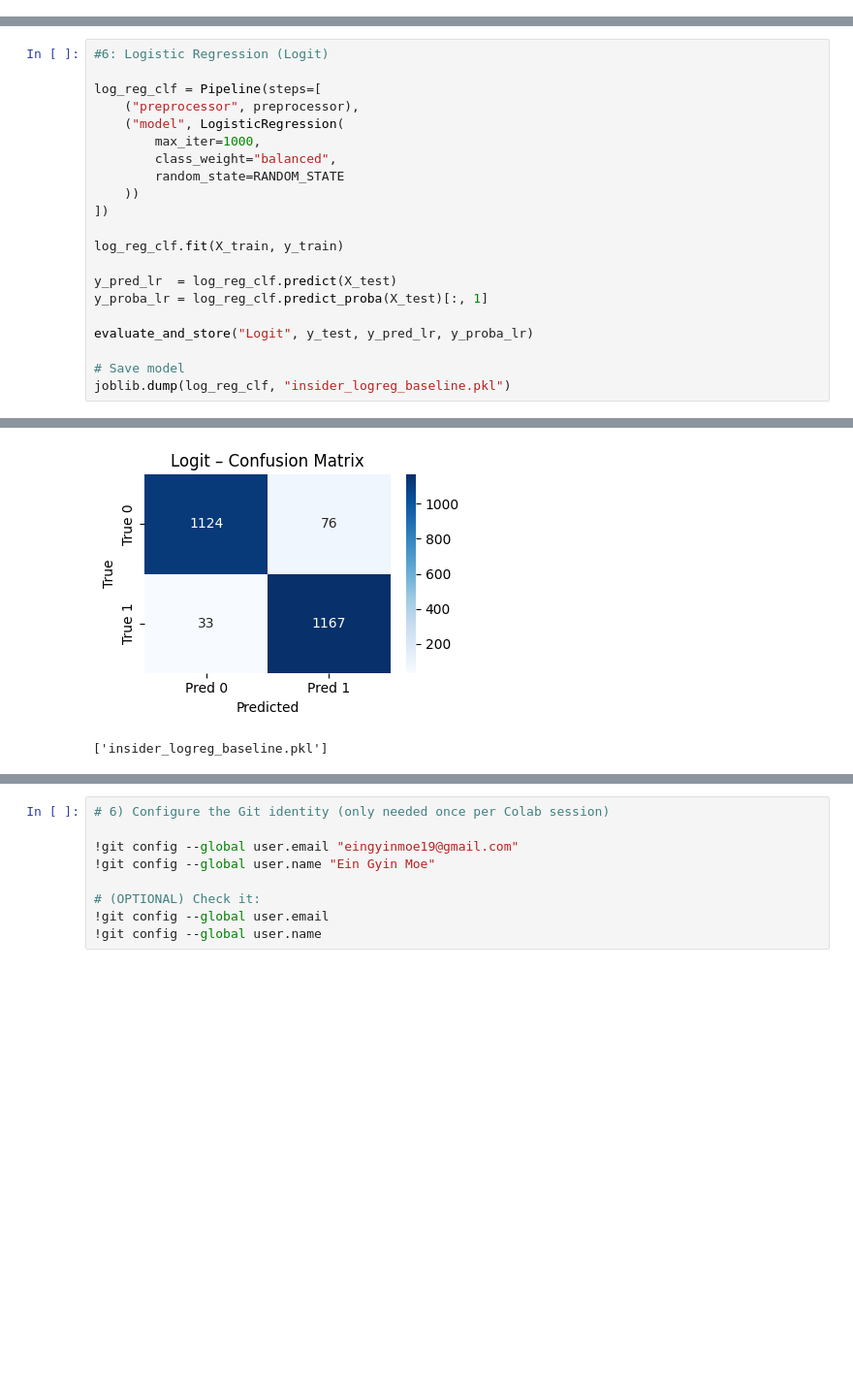
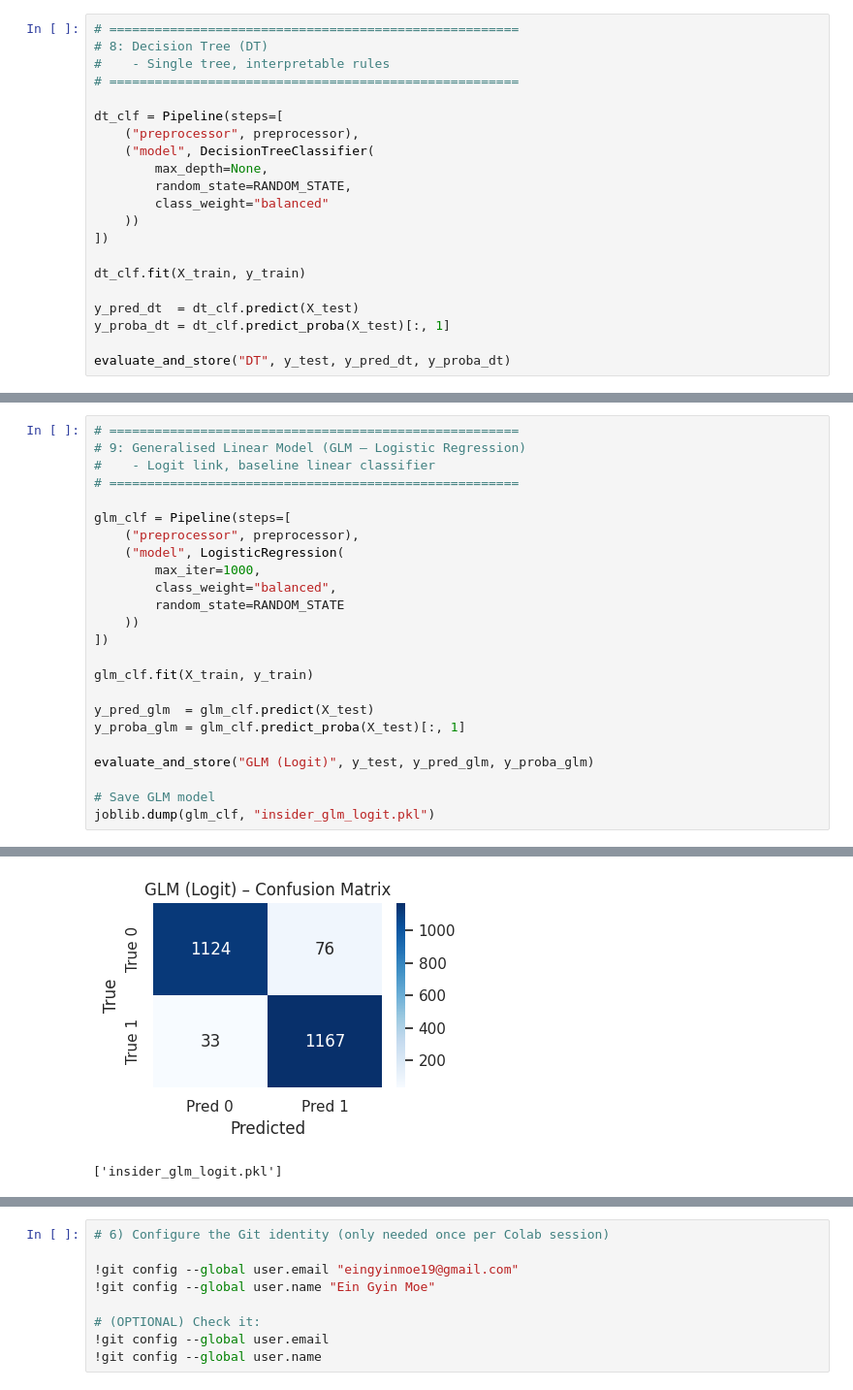
Before and after one commit to egyinmoe/Detecting-Insider-Threats-through-Behavioral-AI_Dissertation, a Jupyter notebook: Ver2_Insiderthreat_withgithub.ipynb, the cells around one changed output, grey strips where cells are left out. Shown at 97% size. Cells and saved outputs as stored; diff of their text form; blank space fills up the shorter version.

```diff
--- a/Ver2_Insiderthreat_withgithub.ipynb
+++ b/Ver2_Insiderthreat_withgithub.ipynb
@@ -175,0 +383,21 @@ def evaluate_and_store(name, y_true, y_pred, y_proba):
+# %%
+# ======================================================
+# 8: Decision Tree (DT)
+#    - Single tree, interpretable rules
+# ======================================================
+
+dt_clf = Pipeline(steps=[
+    ("preprocessor", preprocessor),
+    ("model", DecisionTreeClassifier(
+        max_depth=None,
+        random_state=RANDOM_STATE,
+        class_weight="balanced"
+    ))
+])
+
+dt_clf.fit(X_train, y_train)
+
+y_pred_dt  = dt_clf.predict(X_test)
+y_proba_dt = dt_clf.predict_proba(X_test)[:, 1]
+
+evaluate_and_store("DT", y_test, y_pred_dt, y_proba_dt)
@@ -176,7 +424,10 @@ def evaluate_and_store(name, y_true, y_pred, y_proba):
 # %%
-#6: Logistic Regression (Logit)
+# ======================================================
+# 9: Generalised Linear Model (GLM – Logistic Regression)
+#    - Logit link, baseline linear classifier
+# ======================================================
 
-log_reg_clf = Pipeline(steps=[
+glm_clf = Pipeline(steps=[
     ("preprocessor", preprocessor),
     ("model", LogisticRegression(
         max_iter=1000,
@@ -185,13 +436,13 @@ log_reg_clf = Pipeline(steps=[
     ))
 ])
 
-log_reg_clf.fit(X_train, y_train)
+glm_clf.fit(X_train, y_train)
 
-y_pred_lr  = log_reg_clf.predict(X_test)
-y_proba_lr = log_reg_clf.predict_proba(X_test)[:, 1]
+y_pred_glm  = glm_clf.predict(X_test)
+y_proba_glm = glm_clf.predict_proba(X_test)[:, 1]
 
-evaluate_and_store("Logit", y_test, y_pred_lr, y_proba_lr)
+evaluate_and_store("GLM (Logit)", y_test, y_pred_glm, y_proba_glm)
 
-# Save model
-joblib.dump(log_reg_clf, "insider_logreg_baseline.pkl")
+# Save GLM model
+joblib.dump(glm_clf, "insider_glm_logit.pkl")
 # %% [output]
@@ -199,20 +450,20 @@ Logit – Test Metrics
 Accuracy           : 0.9546
 Classification Err.: 0.0454
 ROC-AUC            : 0.9911
 Precision          : 0.9389
 Recall             : 0.9725
 F1-score           : 0.9554
 
 Classification report:
 
               precision    recall  f1-score   support
 
 Outsider (0)       0.97      0.94      0.95      1200
  Insider (1)       0.94      0.97      0.96      1200
 
     accuracy                           0.95      2400
    macro avg       0.96      0.95      0.95      2400
 weighted avg       0.96      0.95      0.95      2400
-[figure, old version]
+[figure, new version]
-['insider_logreg_baseline.pkl']
+['insider_glm_logit.pkl']
 # %%
```
Also changed, not shown: parts of 29 cells of this notebook.
